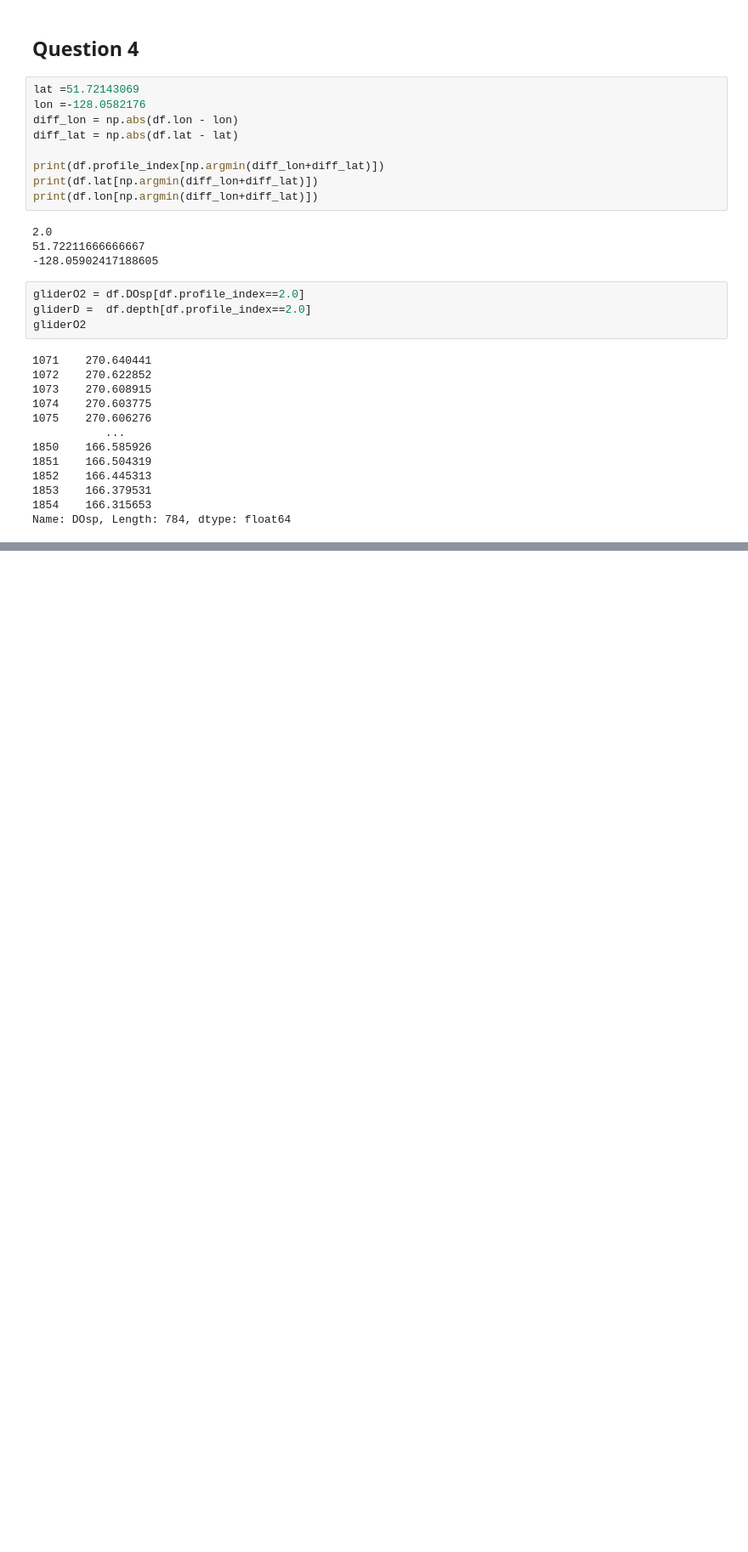
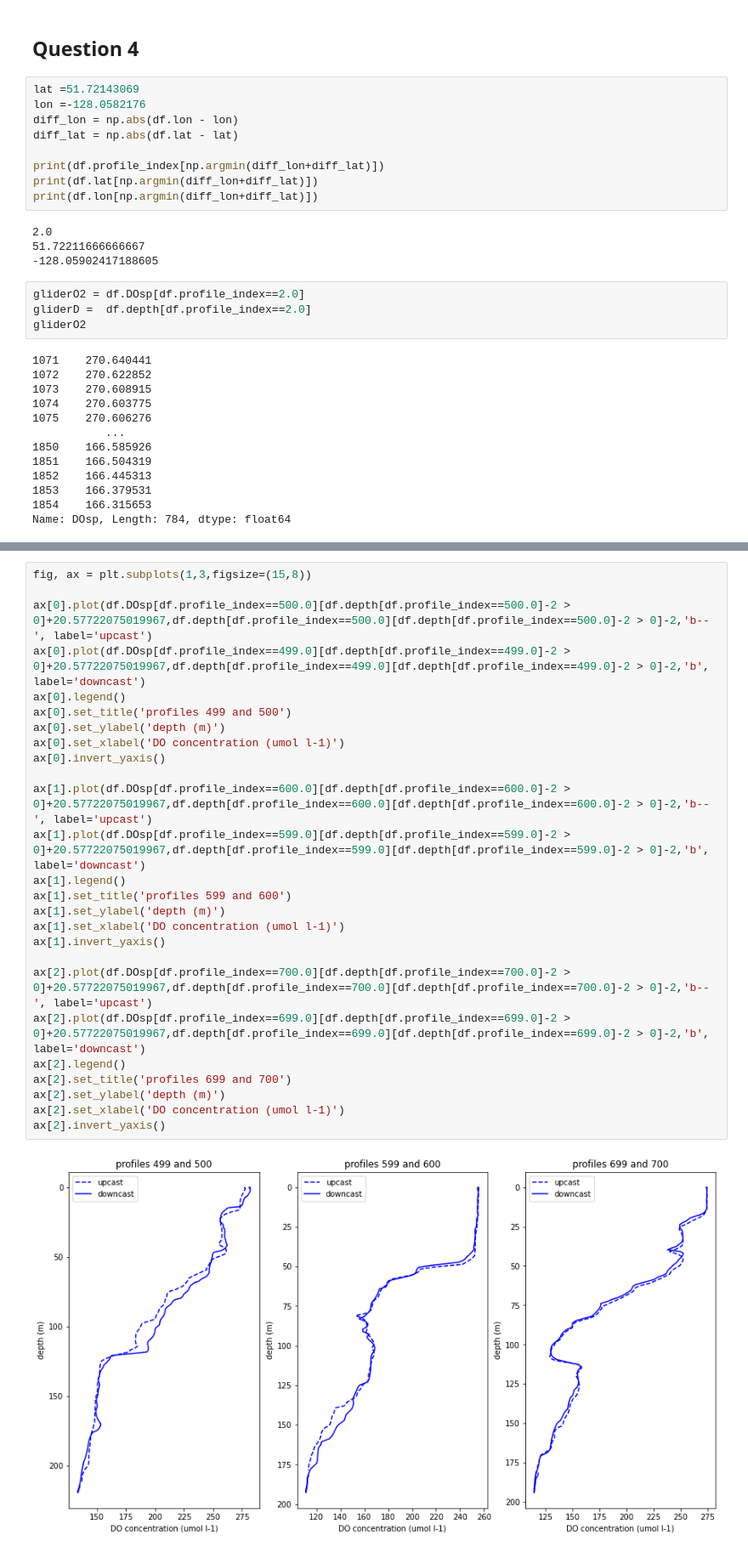
Before and after one commit to rbeutel/PRODIGY, a Jupyter notebook: assignment1.ipynb, the cells around one changed output, grey strips where cells are left out. Shown at 85% size. Drawn from its saved outputs; the diff is of its cells as text; blank space fills up the shorter version.

```diff
--- a/assignment1.ipynb
+++ b/assignment1.ipynb
@@ -238,0 +312,28 @@ ax.invert_yaxis()
+# %%
+fig, ax = plt.subplots(1,3,figsize=(15,8))
+
+ax[0].plot(df.DOsp[df.profile_index==500.0][df.depth[df.profile_index==500.0]-2 > 0]+20.57722075019967,df.depth[df.profile_index==500.0][df.depth[df.profile_index==500.0]-2 > 0]-2,'b--', label='upcast')
+ax[0].plot(df.DOsp[df.profile_index==499.0][df.depth[df.profile_index==499.0]-2 > 0]+20.57722075019967,df.depth[df.profile_index==499.0][df.depth[df.profile_index==499.0]-2 > 0]-2,'b', label='downcast')
+ax[0].legend()
+ax[0].set_title('profiles 499 and 500')
+ax[0].set_ylabel('depth (m)')
+ax[0].set_xlabel('DO concentration (umol l-1)')
+ax[0].invert_yaxis()
+
+ax[1].plot(df.DOsp[df.profile_index==600.0][df.depth[df.profile_index==600.0]-2 > 0]+20.57722075019967,df.depth[df.profile_index==600.0][df.depth[df.profile_index==600.0]-2 > 0]-2,'b--', label='upcast')
+ax[1].plot(df.DOsp[df.profile_index==599.0][df.depth[df.profile_index==599.0]-2 > 0]+20.57722075019967,df.depth[df.profile_index==599.0][df.depth[df.profile_index==599.0]-2 > 0]-2,'b', label='downcast')
+ax[1].legend()
+ax[1].set_title('profiles 599 and 600')
+ax[1].set_ylabel('depth (m)')
+ax[1].set_xlabel('DO concentration (umol l-1)')
+ax[1].invert_yaxis()
+
+ax[2].plot(df.DOsp[df.profile_index==700.0][df.depth[df.profile_index==700.0]-2 > 0]+20.57722075019967,df.depth[df.profile_index==700.0][df.depth[df.profile_index==700.0]-2 > 0]-2,'b--', label='upcast')
+ax[2].plot(df.DOsp[df.profile_index==699.0][df.depth[df.profile_index==699.0]-2 > 0]+20.57722075019967,df.depth[df.profile_index==699.0][df.depth[df.profile_index==699.0]-2 > 0]-2,'b', label='downcast')
+ax[2].legend()
+ax[2].set_title('profiles 699 and 700')
+ax[2].set_ylabel('depth (m)')
+ax[2].set_xlabel('DO concentration (umol l-1)')
+ax[2].invert_yaxis()
+# %% [output]
+[figure, added]
```
Also changed, not shown: parts of 10 cells of this notebook.
